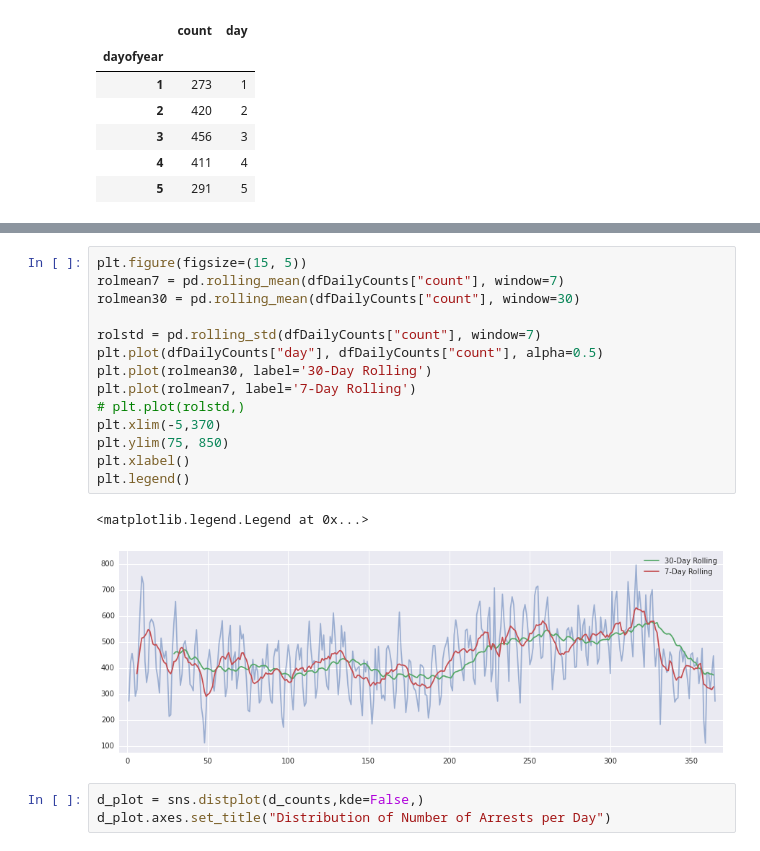
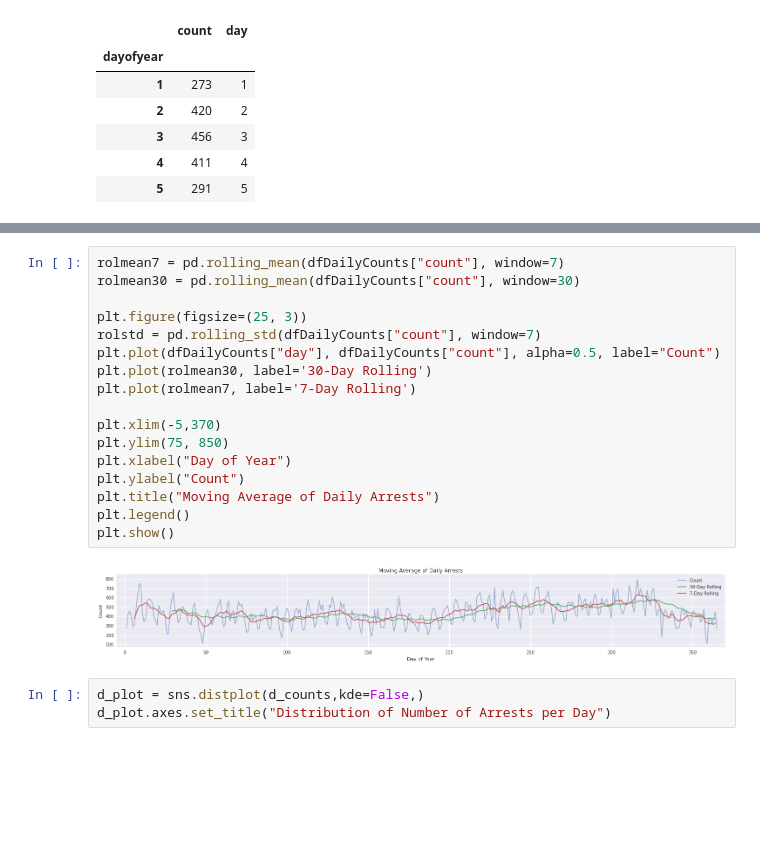
Before and after one commit to garethdavidjones/NYCFrisk, a Jupyter notebook: Exploration.ipynb, the cells around one changed output, grey strips where cells are left out. Saved outputs shown, nothing was run; the diff lists cells and outputs as text; blank space fills up the shorter version.

```diff
--- a/Exploration.ipynb
+++ b/Exploration.ipynb
@@ -150,20 +125,22 @@ plt.plot(dfDailyCounts["day"], dfDailyCounts["count"])
 # %%
-plt.figure(figsize=(15, 5))
 rolmean7 = pd.rolling_mean(dfDailyCounts["count"], window=7)
 rolmean30 = pd.rolling_mean(dfDailyCounts["count"], window=30)
 
+plt.figure(figsize=(25, 3))
 rolstd = pd.rolling_std(dfDailyCounts["count"], window=7)
-plt.plot(dfDailyCounts["day"], dfDailyCounts["count"], alpha=0.5)
+plt.plot(dfDailyCounts["day"], dfDailyCounts["count"], alpha=0.5, label="Count")
 plt.plot(rolmean30, label='30-Day Rolling')
 plt.plot(rolmean7, label='7-Day Rolling')
-# plt.plot(rolstd,)
+
 plt.xlim(-5,370)
 plt.ylim(75, 850)
-plt.xlabel()
+plt.xlabel("Day of Year")
+plt.ylabel("Count")
+plt.title("Moving Average of Daily Arrests")
 plt.legend()
+plt.show()
 # %% [output]
-<matplotlib.legend.Legend at 0x...>
-[figure, old version]
+[figure, new version]
 # %%
 d_plot = sns.distplot(d_counts,kde=False,)
 d_plot.axes.set_title("Distribution of Number of Arrests per Day")
```
Also changed, not shown: parts of 8 cells of this notebook.
